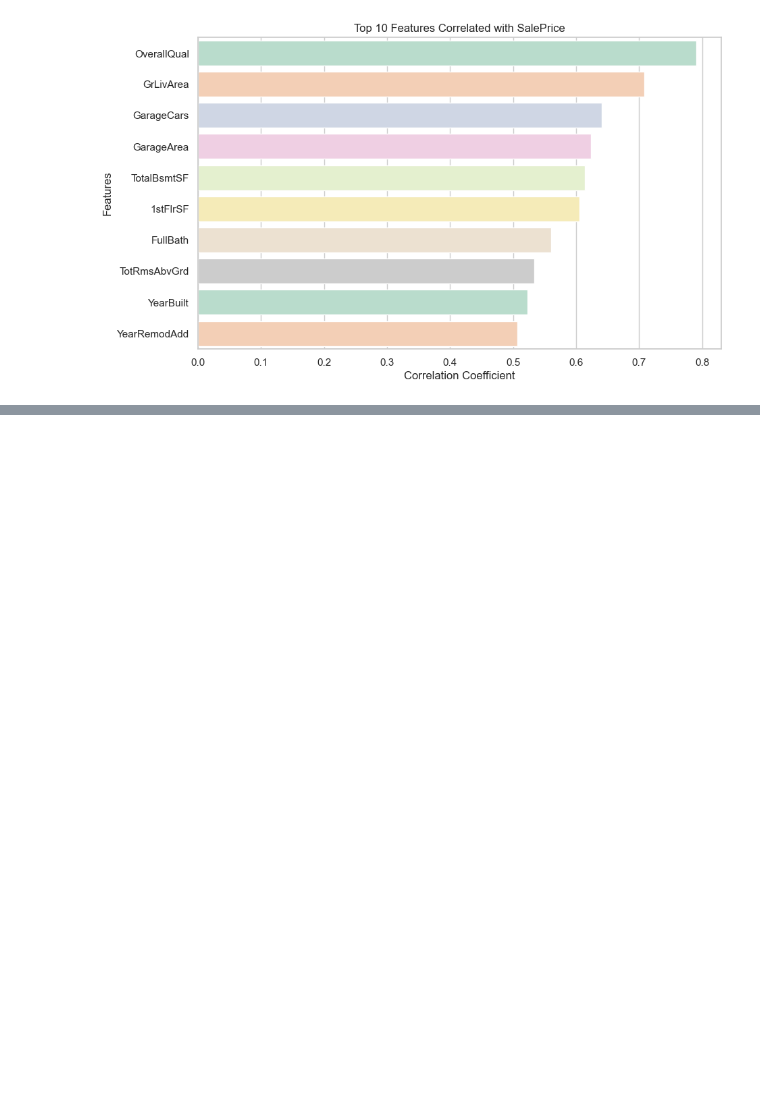
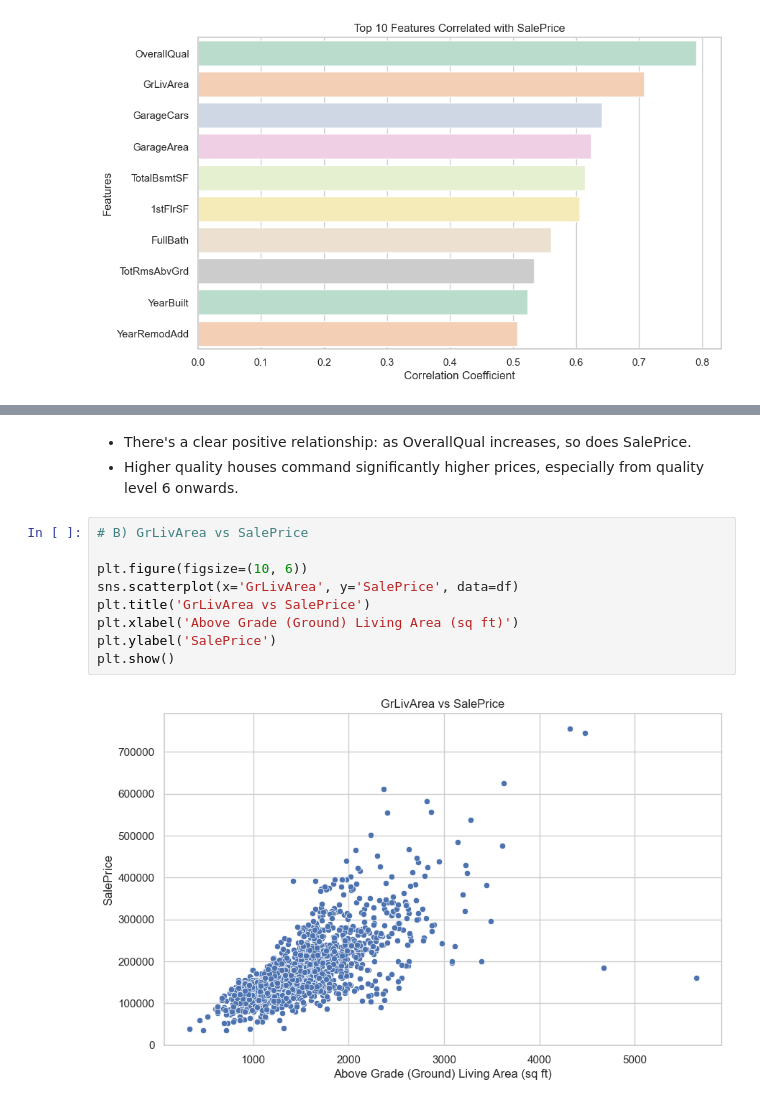
Before and after one commit to Prasad777777/CSI, a Jupyter notebook: Week5_Assignment/assignment_week5.ipynb, the cells around one changed output, grey strips where cells are left out. Drawn from its saved outputs; the diff is of its cells as text; blank space fills up the shorter version.

```diff
--- a/Week5_Assignment/assignment_week5.ipynb
+++ b/Week5_Assignment/assignment_week5.ipynb
@@ -162,0 +180,14 @@ KeyError: "'Sequential' is not a known colormap name"
+# %% [markdown]
+- There's a clear positive relationship: as OverallQual increases, so does SalePrice.
+- Higher quality houses command significantly higher prices, especially from quality level 6 onwards.
+# %%
+# B) GrLivArea vs SalePrice
+
+plt.figure(figsize=(10, 6))
+sns.scatterplot(x='GrLivArea', y='SalePrice', data=df)
+plt.title('GrLivArea vs SalePrice')
+plt.xlabel('Above Grade (Ground) Living Area (sq ft)')
+plt.ylabel('SalePrice')
+plt.show()
+# %% [output]
+[figure, added]
```
Also changed, not shown: parts of 17 cells of this notebook.
